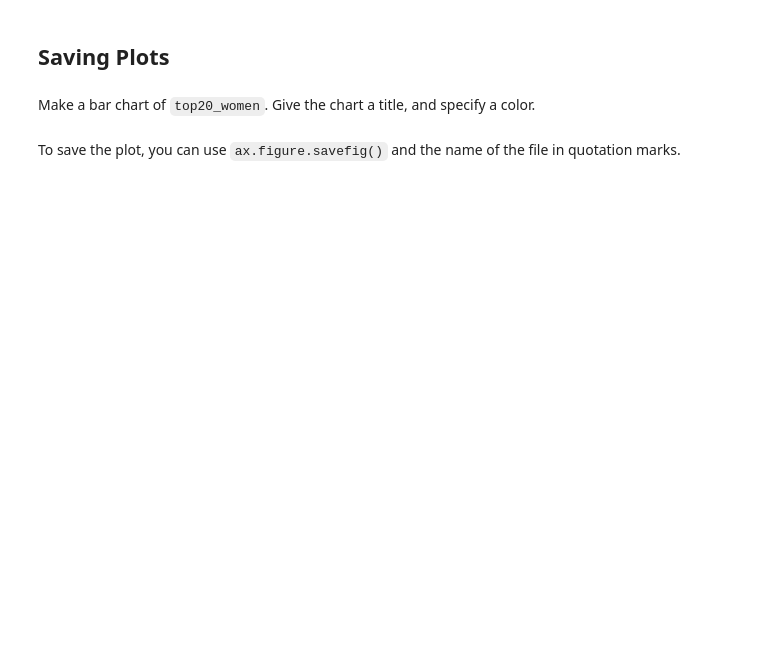
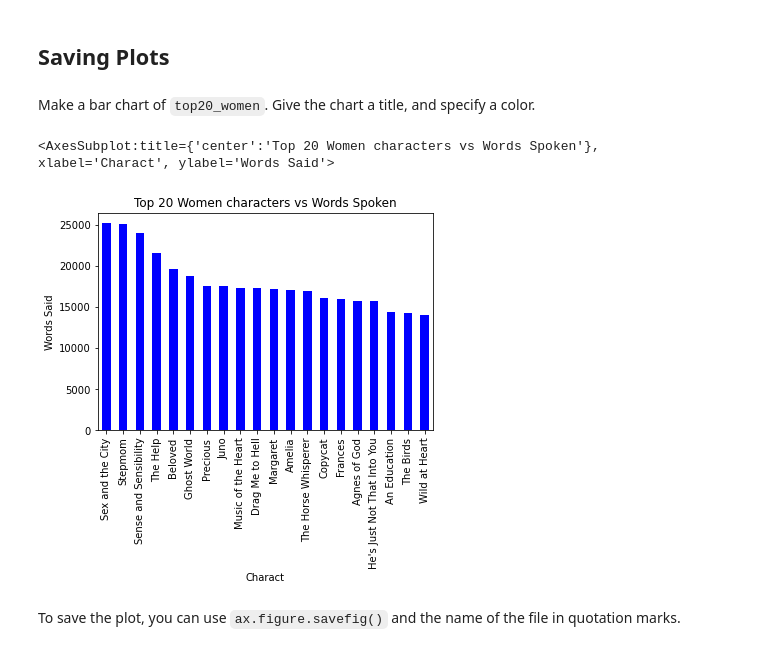
Before and after one commit to gabepalomin/3844f23-writing-digital-media, a Jupyter notebook: book/03-Pandas-Data-Analysis/MIDTERM.ipynb, the cells around one changed output. Drawn from its saved outputs; the diff is of its cells as text; code cells hidden in the pictures; blank space fills up the shorter version.

```diff
--- a/book/03-Pandas-Data-Analysis/MIDTERM.ipynb
+++ b/book/03-Pandas-Data-Analysis/MIDTERM.ipynb
@@ -292,8 +490,17 @@ Make a bar chart of `top20_women`. Give the chart a title, and specify a color.
 # %%
 top20_women.plot(
     kind='bar',
+    x='character',
+    y='words',
+    color='blue',
+    title = 'Top 20 Women characters vs Words Spoken',
+    xlabel='Charact',
+    ylabel = 'Words Said'
     # Add your code/parameters
 )
+# %% [output]
+<AxesSubplot:title={'center':'Top 20 Women characters vs Words Spoken'}, xlabel='Charact', ylabel='Words Said'>
+[figure, added]
 # %% [markdown]
 To save the plot, you can use `ax.figure.savefig()` and the name of the file in quotation marks.
 # %%
```
Also changed, not shown: parts of 44 cells of this notebook, 2 other files.
